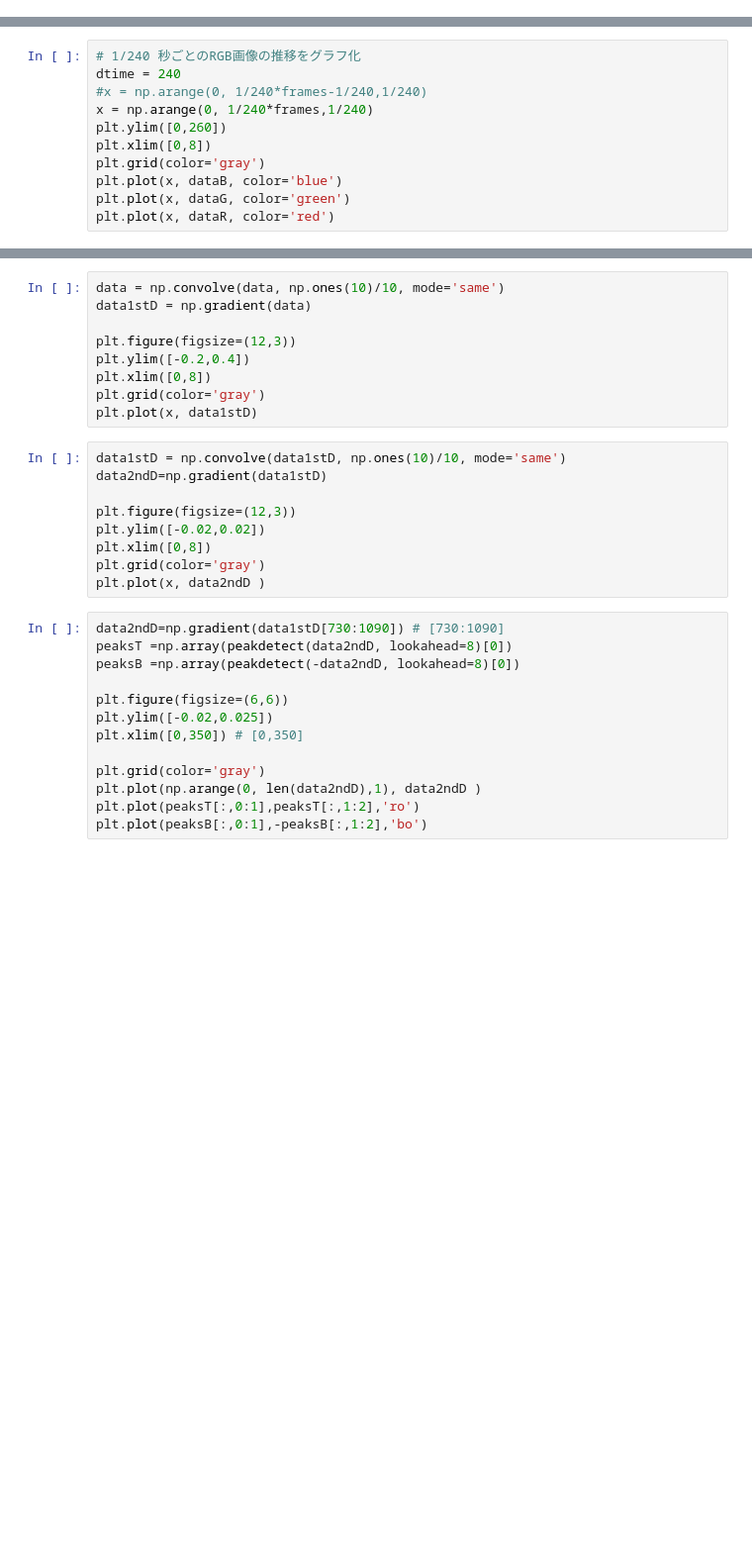
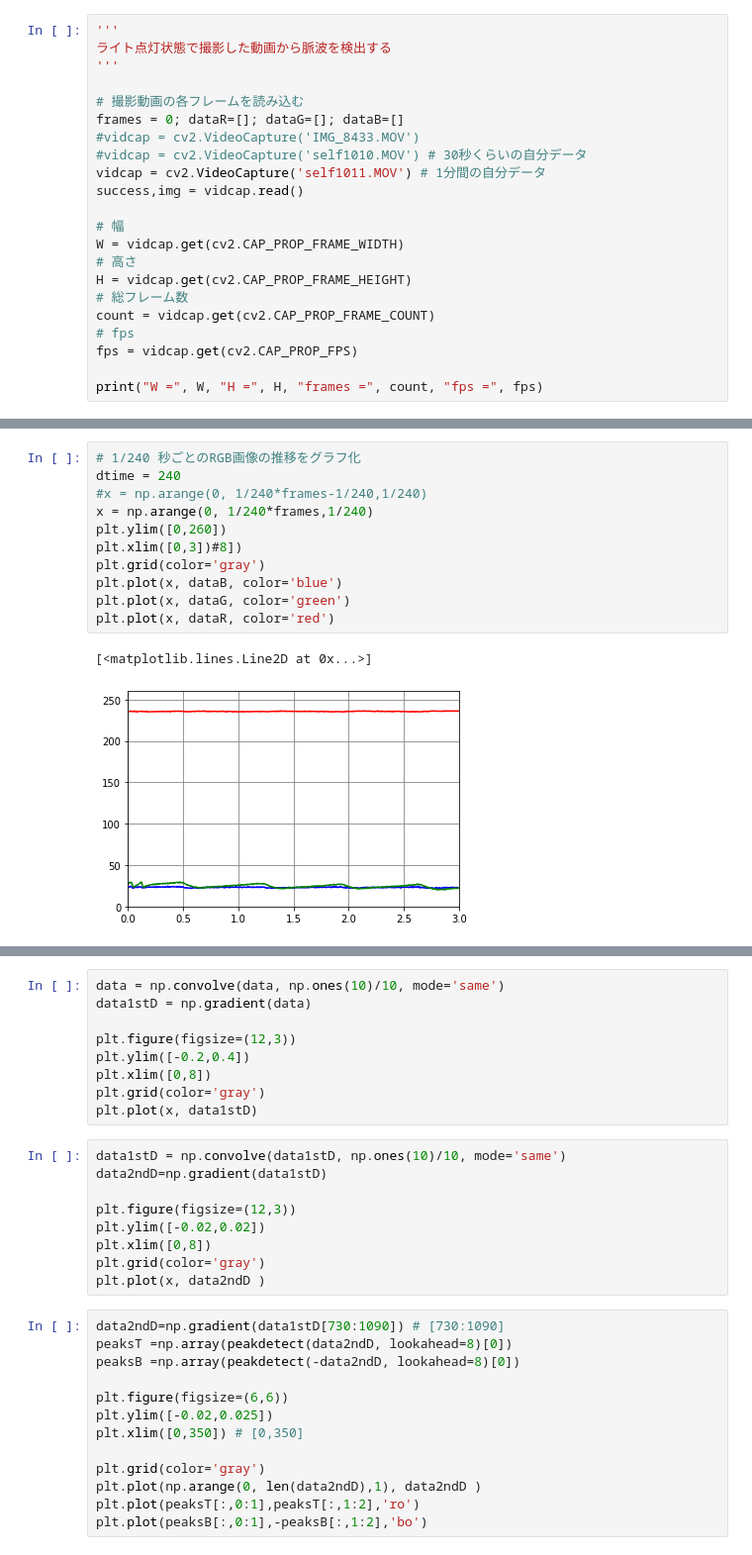
Before and after one commit to pokabu55/NandemoPy, a Jupyter notebook: 1-1/AccelerationOfPulseWaveformAnalysis_draft.ipynb, the cells around one changed output, grey strips where cells are left out. Shown at 99% size. Cells and saved outputs as stored; diff of their text form; blank space fills up the shorter version.

```diff
--- a/1-1/AccelerationOfPulseWaveformAnalysis_draft.ipynb
+++ b/1-1/AccelerationOfPulseWaveformAnalysis_draft.ipynb
@@ -7,0 +10,22 @@ import matplotlib.pyplot as plt
+# %%
+'''
+ライト点灯状態で撮影した動画から脈波を検出する
+'''
+
+# 撮影動画の各フレームを読み込む
+frames = 0; dataR=[]; dataG=[]; dataB=[]
+#vidcap = cv2.VideoCapture('IMG_8433.MOV')
+#vidcap = cv2.VideoCapture('self1010.MOV') # 30秒くらいの自分データ
+vidcap = cv2.VideoCapture('self1011.MOV') # 1分間の自分データ
+success,img = vidcap.read()
+
+# 幅
+W = vidcap.get(cv2.CAP_PROP_FRAME_WIDTH)
+# 高さ
+H = vidcap.get(cv2.CAP_PROP_FRAME_HEIGHT)
+# 総フレーム数
+count = vidcap.get(cv2.CAP_PROP_FRAME_COUNT)
+# fps
+fps = vidcap.get(cv2.CAP_PROP_FPS)
+
+print("W =", W, "H =", H, "frames =", count, "fps =", fps)
@@ -35,14 +51,17 @@ frames = len(dataB)
 # %%
 # 1/240 秒ごとのRGB画像の推移をグラフ化
 dtime = 240
 #x = np.arange(0, 1/240*frames-1/240,1/240)
 x = np.arange(0, 1/240*frames,1/240)
 plt.ylim([0,260])
-plt.xlim([0,8])
+plt.xlim([0,3])#8])
 plt.grid(color='gray')
 plt.plot(x, dataB, color='blue')
 plt.plot(x, dataG, color='green')
 plt.plot(x, dataR, color='red')
+# %% [output]
+[<matplotlib.lines.Line2D at 0x...>]
+[figure, added]
 # %%
 avedata = np.convolve(dataG, np.ones(10)/10, mode='same')
 fit = np.poly1d( np.polyfit(x, avedata, 10))
```
Also changed, not shown: parts of 4 cells of this notebook.
